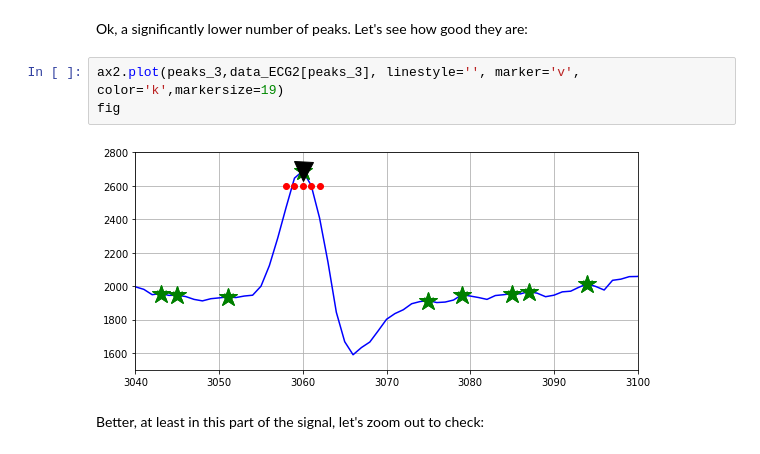
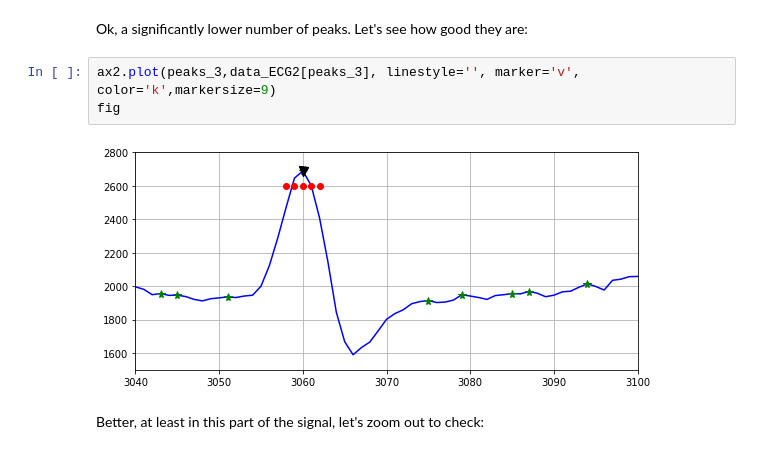
Before and after one commit to reyesaldasoro/Electrocardiogram_Jupyter, a Jupyter notebook: Visualization and analysis of an Electrocardiogram Signal.ipynb, the cells around one changed output. Saved outputs shown, nothing was run; the diff lists cells and outputs as text.

```diff
--- a/Visualization and analysis of an Electrocardiogram Signal.ipynb
+++ b/Visualization and analysis of an Electrocardiogram Signal.ipynb
@@ -178,9 +178,9 @@ len(peaks_3)
 # %% [markdown]
 Ok, a significantly lower number of peaks. Let's see how good they are:
 # %%
-ax2.plot(peaks_3,data_ECG2[peaks_3], linestyle='', marker='v', color='k',markersize=19)
+ax2.plot(peaks_3,data_ECG2[peaks_3], linestyle='', marker='v', color='k',markersize=9)
 fig
 # %% [output]
-[figure, old version]
+[figure, new version]
 # %% [markdown]
 Better, at least in this part of the signal, let's zoom out to check:
```
Also changed, not shown: parts of 22 cells of this notebook.
